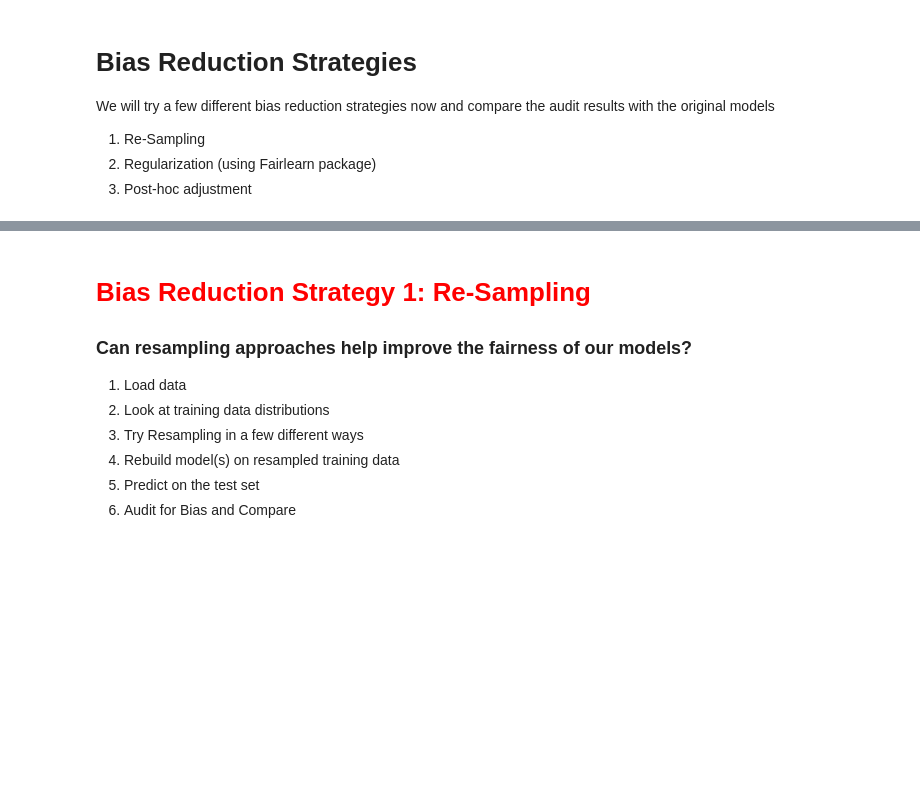
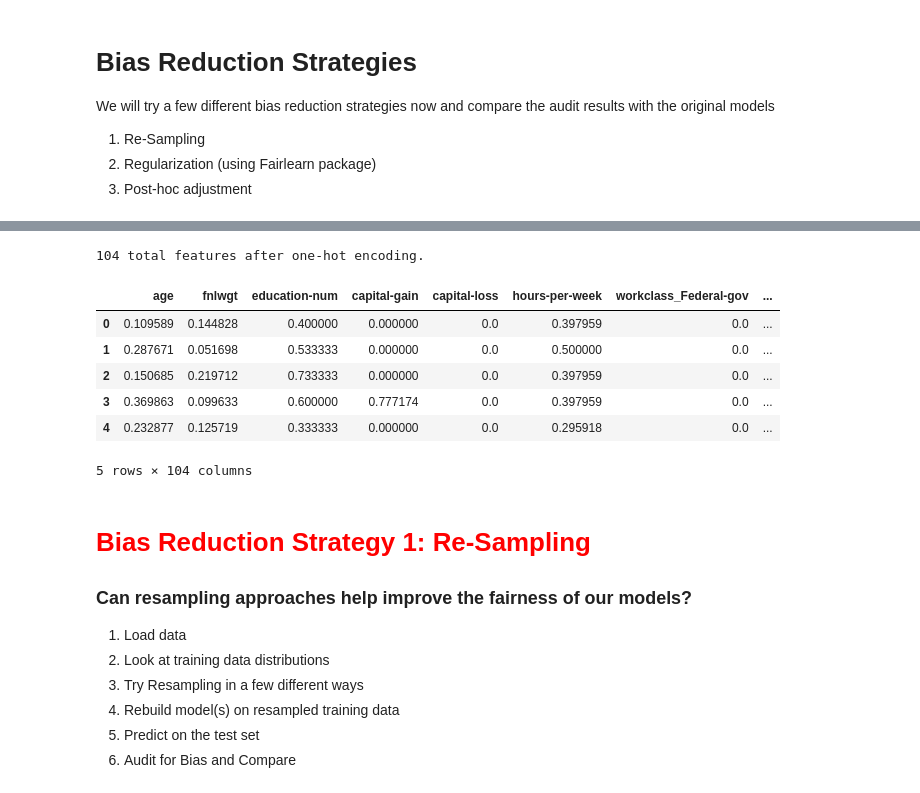
Before and after one commit to DuarteFaria/fairness_tutorial, a Jupyter notebook: notebooks/bias_reduction.ipynb, the cells around one changed output, grey strips where cells are left out. Cells and saved outputs as stored; diff of their text form; code cells hidden in the pictures; blank space fills up the shorter version.

```diff
--- a/notebooks/bias_reduction.ipynb
+++ b/notebooks/bias_reduction.ipynb
@@ -181,0 +283,5 @@ We will try a few different bias reduction strategies now and compare the audit
+# %%
+encoded_cat_feats_test = encoder.transform(features_log_minmax_transform_test.loc[:,cat_feats])
+
+encoded_cat_feats_df_test = pd.DataFrame(encoded_cat_feats_test, columns=encoded_cat_feats_name)
+encoded_cat_feats_df_test.head()
@@ -182,3 +315,23 @@ We will try a few different bias reduction strategies now and compare the audit
+# %%
+num_feats_df_test = features_log_minmax_transform_test[num_col].reset_index()
+
+X_test = pd.merge(num_feats_df_test, encoded_cat_feats_df_test, left_index=True, right_index=True)\
+            .drop('index', axis=1)
+
+y_test = income_raw_test.apply(lambda x: 1 if x == '<=50K' else 0)
+
+print("{} total features after one-hot encoding.".format(len(X_test.columns)))
+
+X_test.head()
+# %% [output]
+104 total features after one-hot encoding.
+|  | age | fnlwgt | education-num | capital-gain | capital-loss | hours-per-week | workclass_Federal-gov | ... |
+| 0 | 0.109589 | 0.144828 | 0.400000 | 0.000000 | 0.0 | 0.397959 | 0.0 | ... |
+| 1 | 0.287671 | 0.051698 | 0.533333 | 0.000000 | 0.0 | 0.500000 | 0.0 | ... |
+| 2 | 0.150685 | 0.219712 | 0.733333 | 0.000000 | 0.0 | 0.397959 | 0.0 | ... |
+| 3 | 0.369863 | 0.099633 | 0.600000 | 0.777174 | 0.0 | 0.397959 | 0.0 | ... |
+| 4 | 0.232877 | 0.125719 | 0.333333 | 0.000000 | 0.0 | 0.295918 | 0.0 | ... |
+5 rows × 104 columns
 # %% [markdown]
 # <font color="red">Bias Reduction Strategy 1: Re-Sampling</font>
 ### Can resampling approaches help improve the fairness of our models?
```
Also changed, not shown: parts of 10 cells of this notebook.
